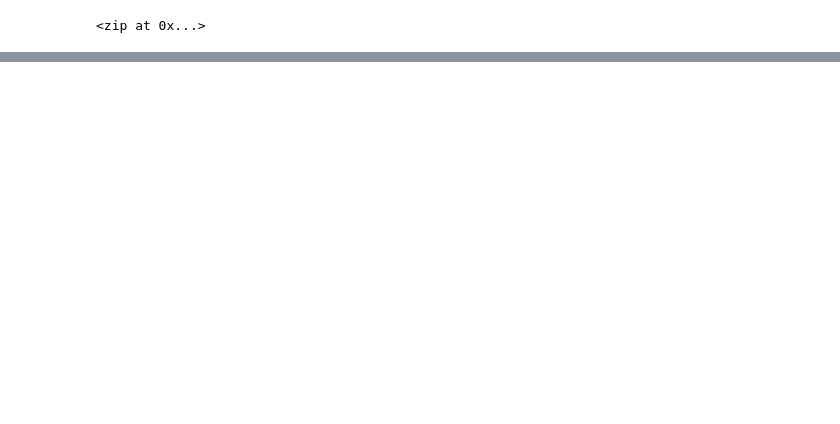
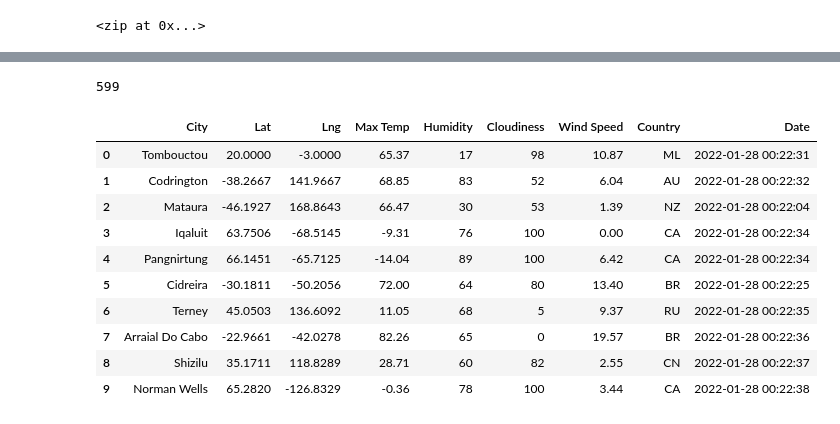
Before and after one commit to kchavez05/World_Weather_Analysis, a Jupyter notebook: WeatherPy.ipynb, the cells around one changed output, grey strips where cells are left out. Cells and saved outputs as stored; diff of their text form; code cells hidden in the pictures; blank space fills up the shorter version.

Commit message:
Added city_data_df

```diff
--- a/WeatherPy.ipynb
+++ b/WeatherPy.ipynb
@@ -32,0 +41,4 @@ len(cities)
+# %%
+# Starting URL for Weather Map API Call.
+url = "http://api.openweathermap.org/data/2.5/weather?units=Imperial&APPID=" + weather_api_key
+print(url)
@@ -32,0 +59,5 @@ len(cities)
+# %%
+# Create an endpoint URL for a city.
+city_url = url + "&q=" + "Boston"
+city_weather = requests.get(city_url)
+city_weather
@@ -32,0 +66,10 @@ len(cities)
+# %%
+# Create an empty list to hold the weather data.
+city_data = []
+# Print the beginning of the logging.
+print("Beginning Data Retrieval     ")
+print("-----------------------------")
+
+# Create counters.
+record_count = 1
+set_count = 1
@@ -32,0 +149,19 @@ len(cities)
+# %%
+len(cities)
+# %% [output]
+599
+# %%
+city_data_df = pd.DataFrame(city_data)
+city_data_df.head(10)
+# %% [output]
+|  | City | Lat | Lng | Max Temp | Humidity | Cloudiness | Wind Speed | Country | Date |
+| 0 | Tombouctou | 20.0000 | -3.0000 | 65.37 | 17 | 98 | 10.87 | ML | 2022-01-28 00:22:31 |
+| 1 | Codrington | -38.2667 | 141.9667 | 68.85 | 83 | 52 | 6.04 | AU | 2022-01-28 00:22:32 |
+| 2 | Mataura | -46.1927 | 168.8643 | 66.47 | 30 | 53 | 1.39 | NZ | 2022-01-28 00:22:04 |
+| 3 | Iqaluit | 63.7506 | -68.5145 | -9.31 | 76 | 100 | 0.00 | CA | 2022-01-28 00:22:34 |
+| 4 | Pangnirtung | 66.1451 | -65.7125 | -14.04 | 89 | 100 | 6.42 | CA | 2022-01-28 00:22:34 |
+| 5 | Cidreira | -30.1811 | -50.2056 | 72.00 | 64 | 80 | 13.40 | BR | 2022-01-28 00:22:25 |
+| 6 | Terney | 45.0503 | 136.6092 | 11.05 | 68 | 5 | 9.37 | RU | 2022-01-28 00:22:35 |
+| 7 | Arraial Do Cabo | -22.9661 | -42.0278 | 82.26 | 65 | 0 | 19.57 | BR | 2022-01-28 00:22:36 |
+| 8 | Shizilu | 35.1711 | 118.8289 | 28.71 | 60 | 82 | 2.55 | CN | 2022-01-28 00:22:37 |
+| 9 | Norman Wells | 65.2820 | -126.8329 | -0.36 | 78 | 100 | 3.44 | CA | 2022-01-28 00:22:38 |
```
Also changed, not shown: parts of 11 cells of this notebook, 3 other files.
